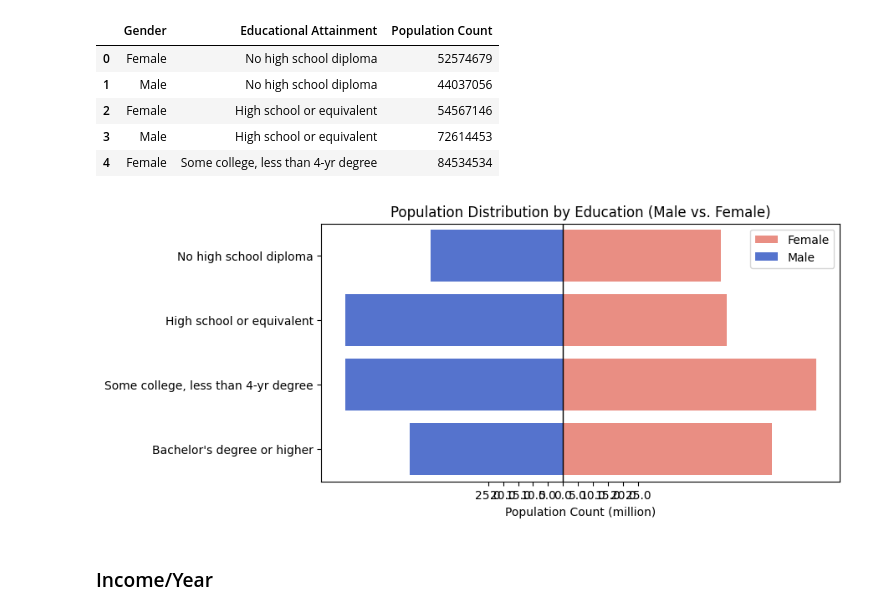
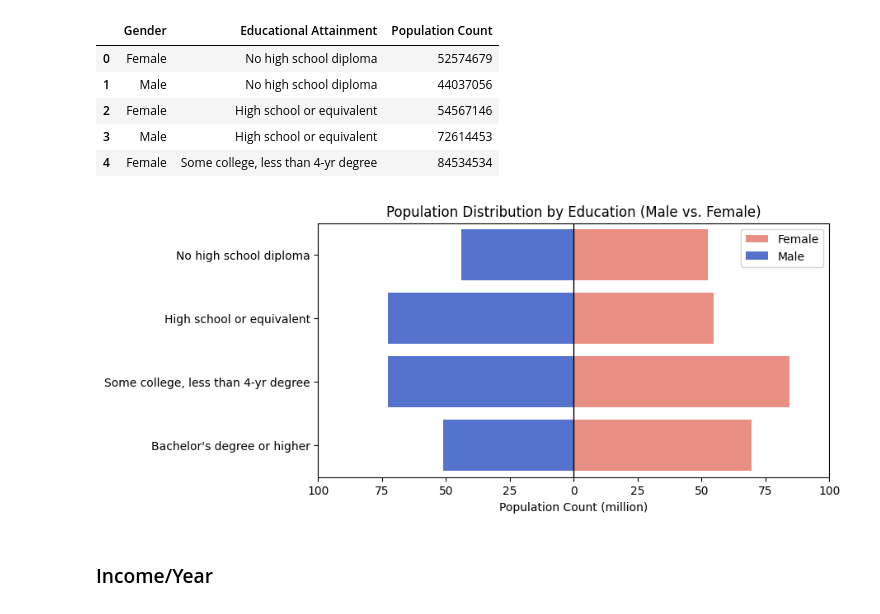
Before and after one commit to ibrahimmkhalid/housing-crisis-california-project, a Jupyter notebook: visualizations.ipynb, the cells around one changed output. Cells and saved outputs as stored; diff of their text form; code cells hidden in the pictures.

```diff
--- a/visualizations.ipynb
+++ b/visualizations.ipynb
@@ -190,36 +190,36 @@ plt.figure(figsize=(8, 4))
 labels = gec_butterfly["Educational Attainment"].astype(str).str.replace("$", "\\$")
 
 sns.barplot(
     data=gec_butterfly,
     y=labels,
     x="Population Count_Female",
     color="salmon",
     label="Female",
     errorbar=None,
 )
 
 sns.barplot(
     data=gec_butterfly,
     y=labels,
     x="Population Count_Male",
     color="royalblue",
     label="Male",
     errorbar=None,
 )
 
 plt.axvline(0, color="black", linewidth=1)
 plt.xlabel("Population Count (million)")
 plt.ylabel("")
 plt.title("Population Distribution by Education (Male vs. Female)")
 plt.legend(loc="upper right")
 plt.xticks(
-    np.linspace(-25_000_000, 25_000_000, 11),
-    labels=np.abs(np.linspace(-25, 25, 11)),
+    np.linspace(-100_000_000, 100_000_000, 9),
+    labels=[int(x) for x in np.abs(np.linspace(-100, 100, 9))],
 )
 
 plt.show()
 # %% [output]
-[figure, old version]
+[figure, new version]
 # %% [markdown]
 ### Income/Year
 # %%
```
Also changed, not shown: parts of 1 cell of this notebook.
